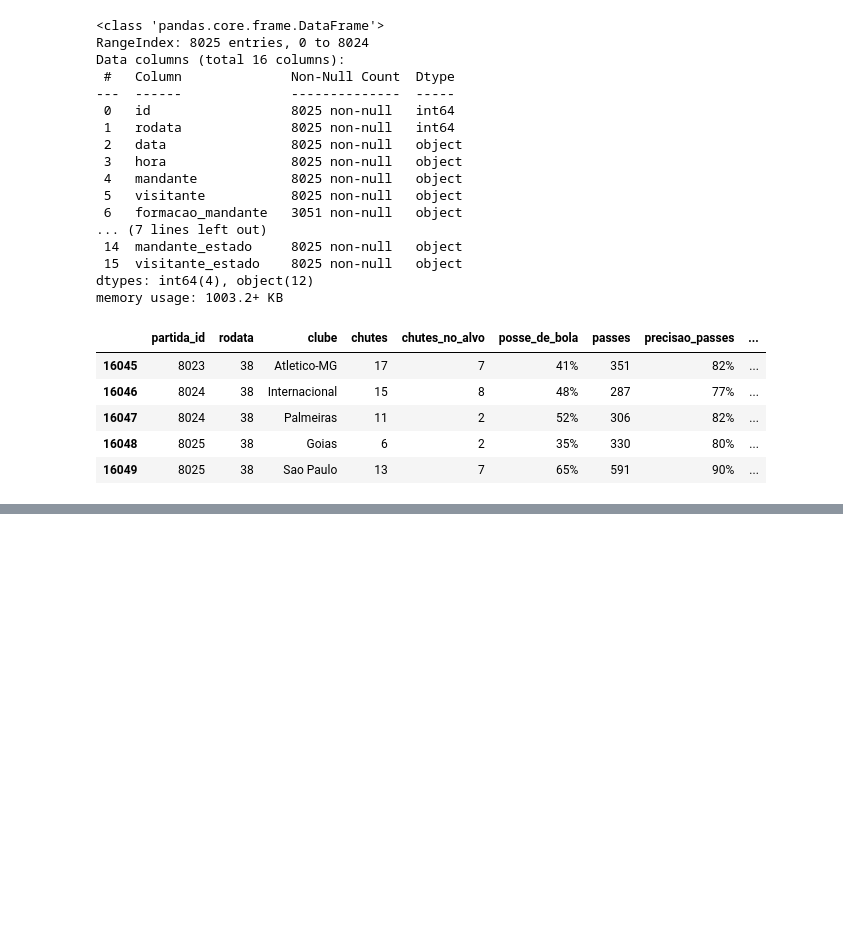
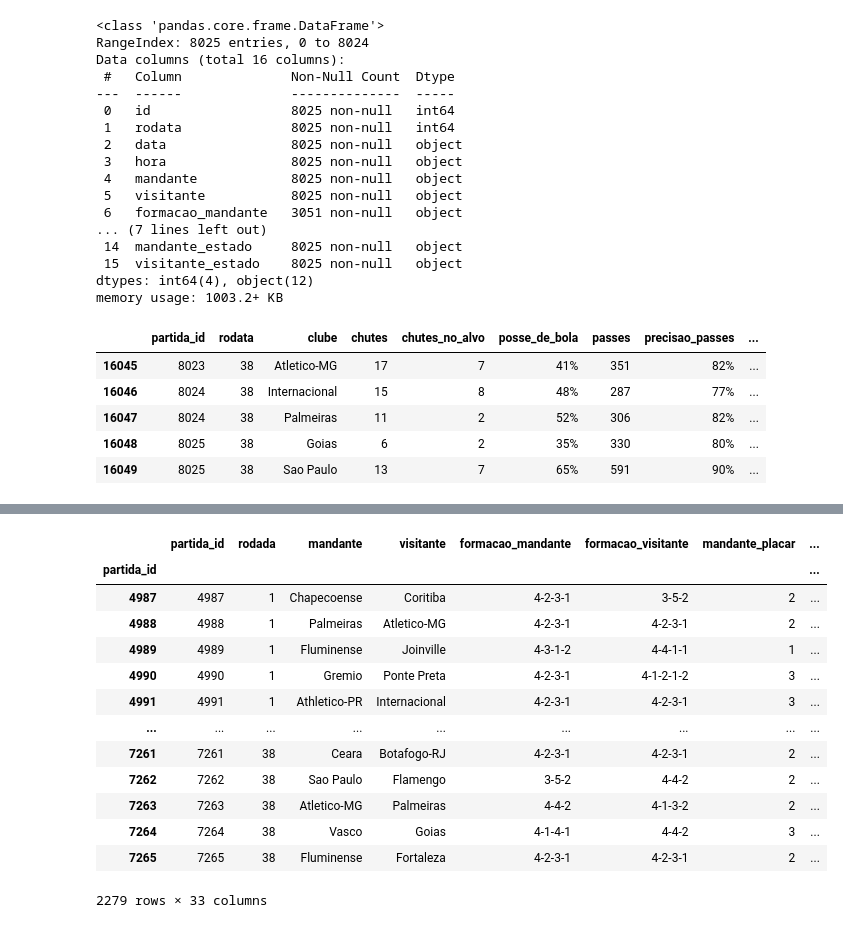
Before and after one commit to vbddinho/puc_minas_machine, a Jupyter notebook: transformacao.ipynb, the cells around one changed output, grey strips where cells are left out. Drawn from its saved outputs; the diff is of its cells as text; code cells hidden in the pictures; blank space fills up the shorter version.

```diff
--- a/transformacao.ipynb
+++ b/transformacao.ipynb
@@ -84,7 +84,7 @@ df.loc[(df["data"]>="2020/08/08") & (df["data"]<="2021/02/25"),"ano" ] = 2020
 df.loc[(df["data"]>="2021/05/29") & (df["data"]<="2021/12/09"),"ano" ] = 2021
 df.rename(columns={'ano':'temporada'},inplace=True)
 # %%
-df = df[df['temporada']>=2018]
+df = df[df['temporada']>=2015]
 
 # Verificando que não há dados NAN no dataset
 df.isna().sum()
@@ -108,8 +108,7 @@ temporada                    0
 dtype: int64
 # %%
 #Definindo colunas de vitorias e derrotas e empates mandante/visitante
-df['win_mandante'] = df.apply(lambda x: 1 if x["vencedor"] == x["mandante"] else 0,axis=1)
-df['loss_mandante'] = df.apply(lambda x: 1 if x["vencedor"] == x["visitante"] else 0,axis=1)
-df['win_visitante'] = df.apply(lambda x: 1 if x["vencedor"] == x["visitante"] else 0,axis=1)
-df['loss_visitante'] = df.apply(lambda x: 1 if x["vencedor"] == x["mandante"] else 0,axis=1)
-df['empate'] = df.apply(lambda x: 1 if x["vencedor"] == '-' else 0,axis=1)
+df['resultado'] = df.apply(lambda x: 1 if x["vencedor"] == x["mandante"] else 2 if x["vencedor"] == x["visitante"] else 3 if x["vencedor"] == '-' else 9999  ,axis=1)
+#df['resultado'] = df.apply(lambda x: 2 if x["vencedor"] == x["visitante"] else 0,axis=1)
+#df['resultado'] = df.apply(lambda x: 3 if x["vencedor"] == '-' else 5,axis=1)
+df['resultado']
@@ -142,3 +155,10 @@ df.tail()
 | 8023 | 8023 | 38 | 2022-11-13 | 16:03 | Corinthians | Atletico-MG | 4-1-4-1 | 4-2-3-1 | ... |
 | 8024 | 8024 | 38 | 2022-11-13 | 16:03 | Internacional | Palmeiras | 4-2-3-1 | 4-2-3-1 | ... |
 | 8025 | 8025 | 38 | 2022-11-13 | 16:03 | Goias | Sao Paulo | 4-2-3-1 | 4-1-2-1-2 | ... |
+# %%
+df.drop(columns=['data','hora',"tecnico_mandante","tecnico_visitante","vencedor","arena",'mandante_estado','visitante_estado','rodata_mandante'],inplace=True)
+# %%
+df['posse_de_bola_mandante'].fillna(value=0, inplace=True)
+df['precisao_passes_mandante'].fillna(value=0, inplace=True)
+df['posse_de_bola_visitante'].fillna(value=0, inplace=True)
+df['precisao_passes_visitante'].fillna(value=0, inplace=True)
@@ -144,0 +185,17 @@ df.tail()
+# %%
+df[(df['temporada']<=2020)]
+# %% [output]
+|  | partida_id | rodada | mandante | visitante | formacao_mandante | formacao_visitante | mandante_placar | ... |
+| partida_id |  |  |  |  |  |  |  | ... |
+| 4987 | 4987 | 1 | Chapecoense | Coritiba | 4-2-3-1 | 3-5-2 | 2 | ... |
+| 4988 | 4988 | 1 | Palmeiras | Atletico-MG | 4-2-3-1 | 4-2-3-1 | 2 | ... |
+| 4989 | 4989 | 1 | Fluminense | Joinville | 4-3-1-2 | 4-4-1-1 | 1 | ... |
+| 4990 | 4990 | 1 | Gremio | Ponte Preta | 4-2-3-1 | 4-1-2-1-2 | 3 | ... |
+| 4991 | 4991 | 1 | Athletico-PR | Internacional | 4-2-3-1 | 4-2-3-1 | 3 | ... |
+| ... | ... | ... | ... | ... | ... | ... | ... | ... |
+| 7261 | 7261 | 38 | Ceara | Botafogo-RJ | 4-2-3-1 | 4-2-3-1 | 2 | ... |
+| 7262 | 7262 | 38 | Sao Paulo | Flamengo | 3-5-2 | 4-4-2 | 2 | ... |
+| 7263 | 7263 | 38 | Atletico-MG | Palmeiras | 4-4-2 | 4-1-3-2 | 2 | ... |
+| 7264 | 7264 | 38 | Vasco | Goias | 4-1-4-1 | 4-4-2 | 3 | ... |
+| 7265 | 7265 | 38 | Fluminense | Fortaleza | 4-2-3-1 | 4-2-3-1 | 2 | ... |
+2279 rows × 33 columns
```
Also changed, not shown: parts of 6 cells of this notebook, 3 other files.
